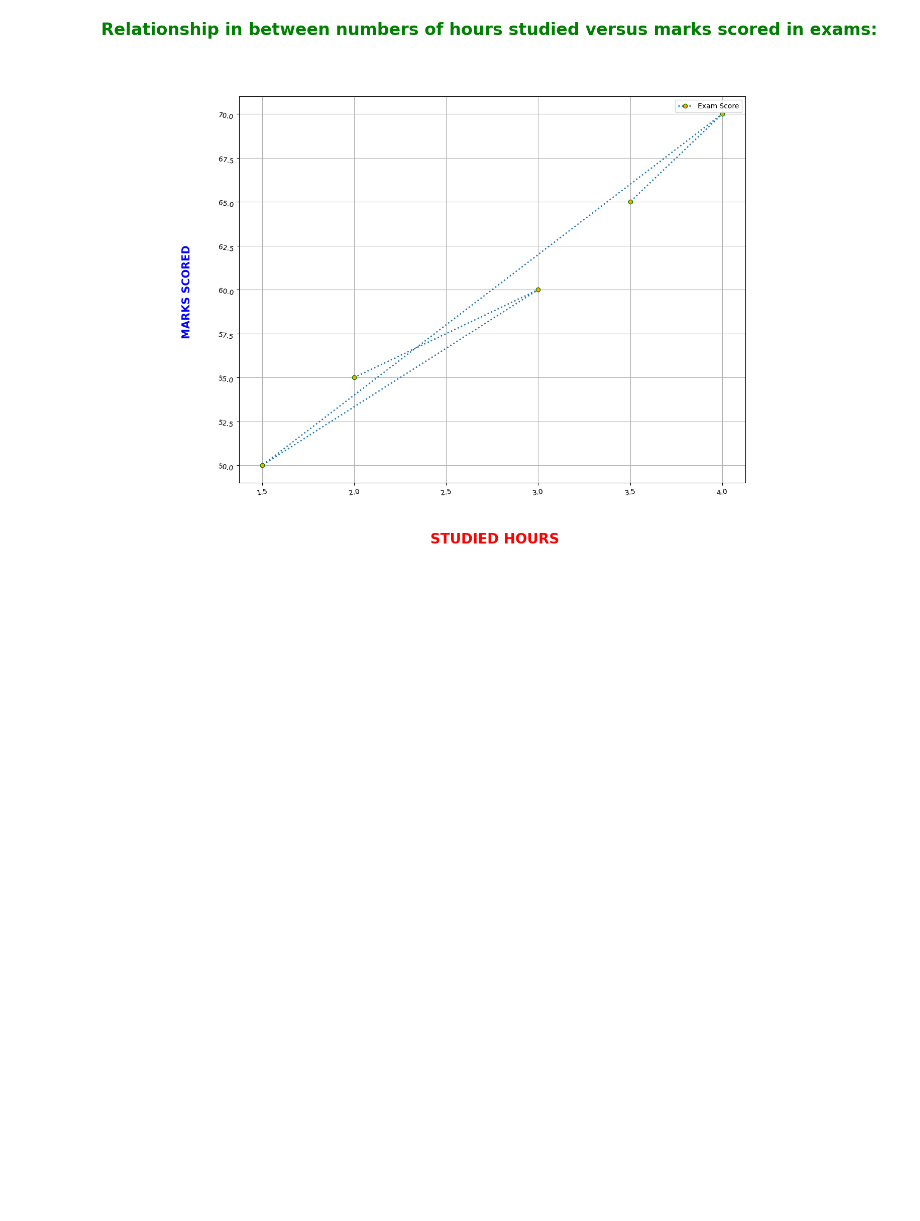
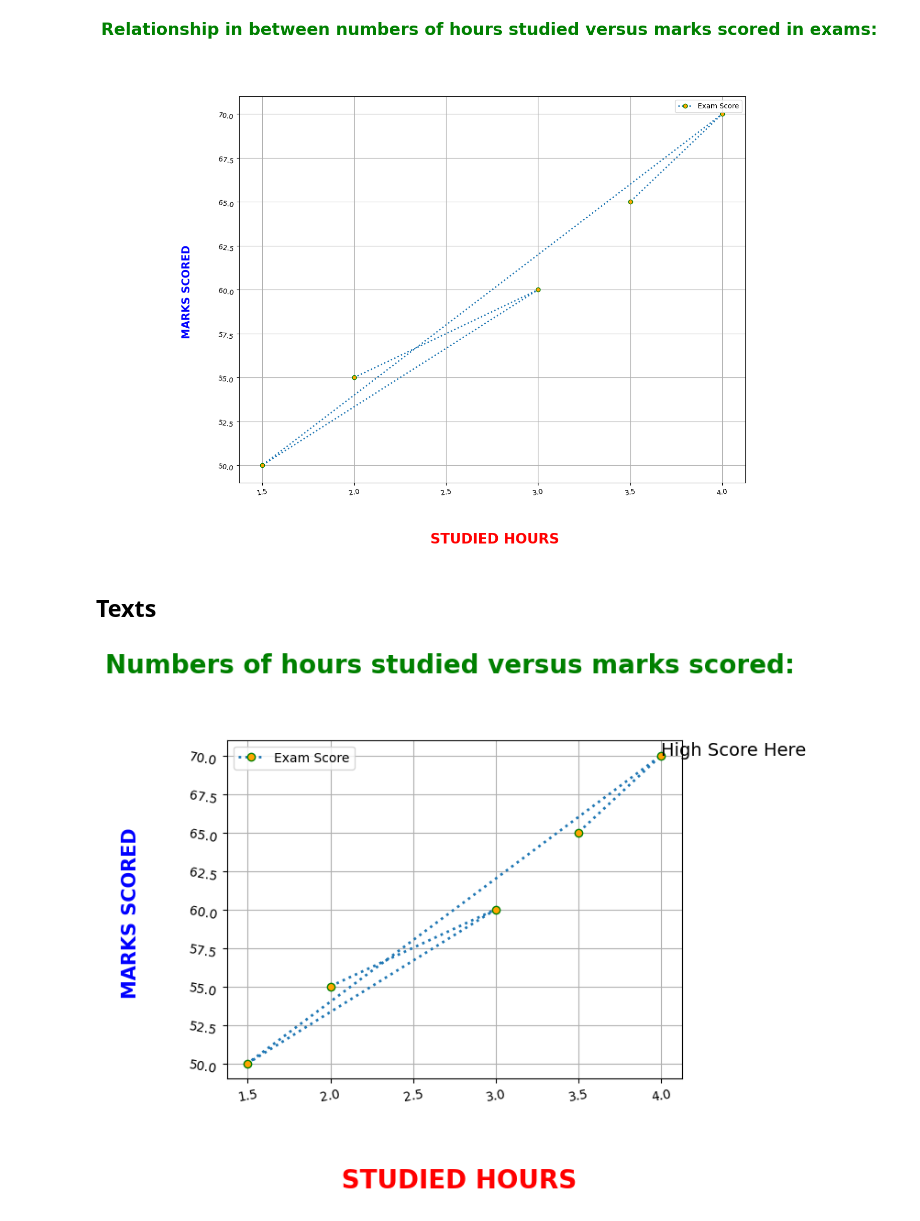
Before and after one commit to Neeschal1/Plotty, a Jupyter notebook: Plotty.ipynb, the cells around one changed output. Cells and saved outputs as stored; diff of their text form; code cells hidden in the pictures; blank space fills up the shorter version.

Commit message:
Added a high scored text

```diff
--- a/Plotty.ipynb
+++ b/Plotty.ipynb
@@ -108,3 +108,27 @@ plt.grid(True)
 plt.show()
 # %% [output]
 [figure]
+# %% [markdown]
+## Texts
+# %%
+plt.title("Numbers of hours studied versus marks scored: \n\n", fontsize=20, fontweight="bold", color = "green")
+plt.plot(
+    studied_hours,
+    exam_score,
+    marker = "o",
+    linestyle = ":",
+    markeredgecolor = "green",
+    markerfacecolor = "orange",
+    linewidth = 2,
+    label="Exam Score"
+)
+plt.xlabel("\n\n STUDIED HOURS", fontsize = 20, color="red", fontweight="bold")
+plt.ylabel("MARKS SCORED \n\n", fontsize = 15, color="blue", fontweight="semibold")
+plt.xticks(fontsize = 10, rotation = 10)
+plt.yticks(fontsize = 10, rotation = -10)
+plt.text(4, 70, "High Score Here", fontsize=14)
+plt.legend()
+plt.grid(True)
+plt.show()
+# %% [output]
+[figure, added]
```
